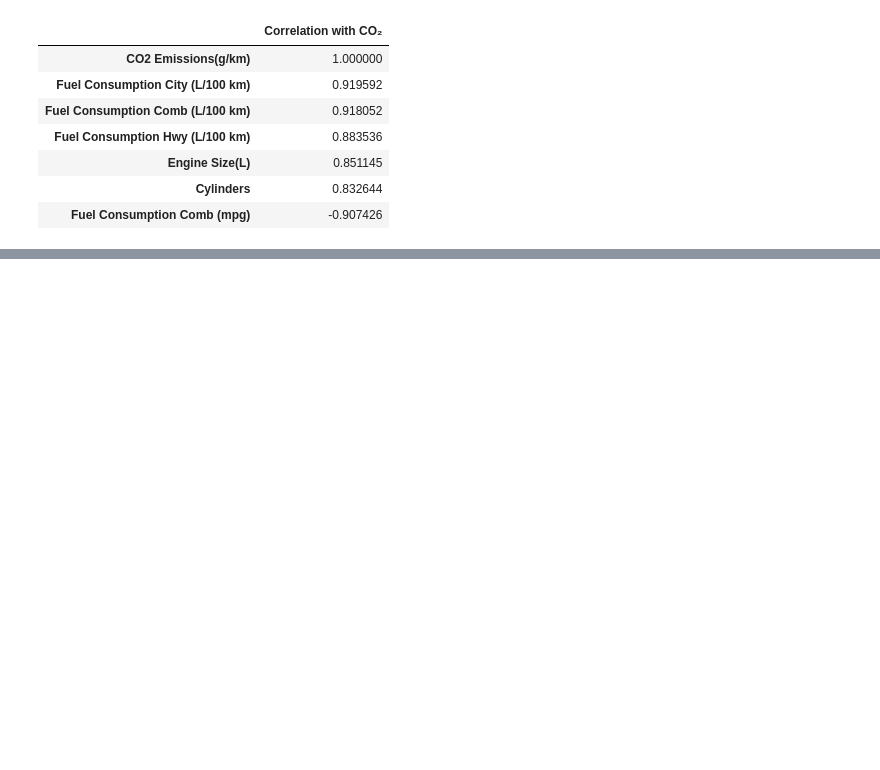
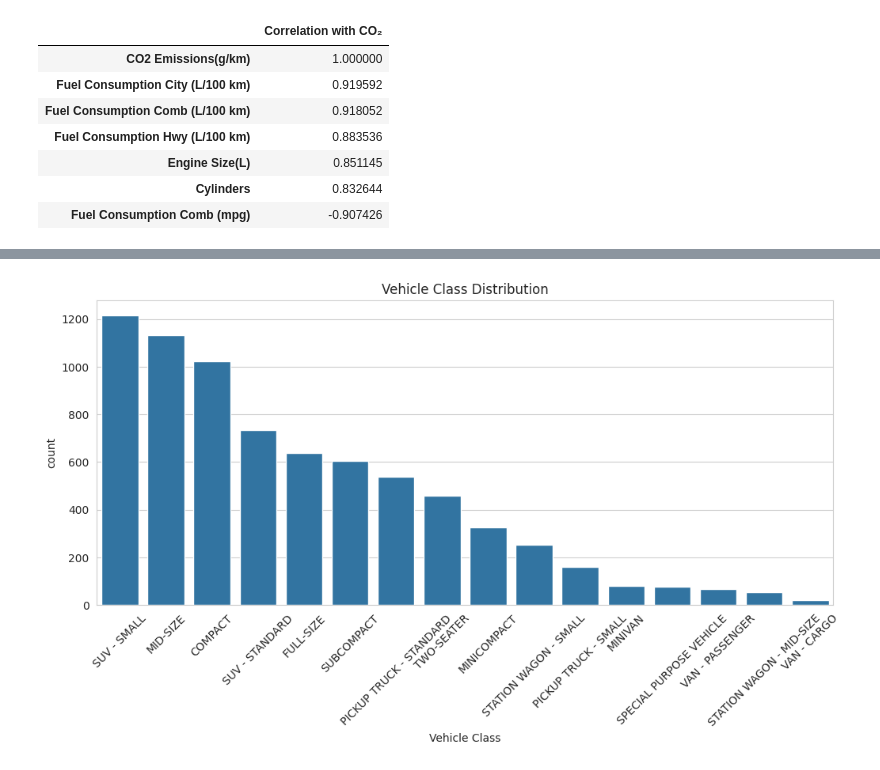
Before and after one commit to anp2/Declarative-Pipeline, a Jupyter notebook: CO2_Emission.ipynb, the cells around one changed output, grey strips where cells are left out. Cells and saved outputs as stored; diff of their text form; code cells hidden in the pictures; blank space fills up the shorter version.

```diff
--- a/CO2_Emission.ipynb
+++ b/CO2_Emission.ipynb
@@ -403,0 +473,17 @@ summary
+# %%
+# Count of Vehicles in Each Class
+plt.figure(figsize=(12,5))
+
+sns.countplot(
+    data=df,
+    x="Vehicle Class",
+    order=df["Vehicle Class"].value_counts().index
+)
+
+plt.xticks(rotation=45)
+
+plt.title("Vehicle Class Distribution")
+
+plt.show()
+# %% [output]
+[figure, added]
```
Also changed, not shown: parts of 14 cells of this notebook.
